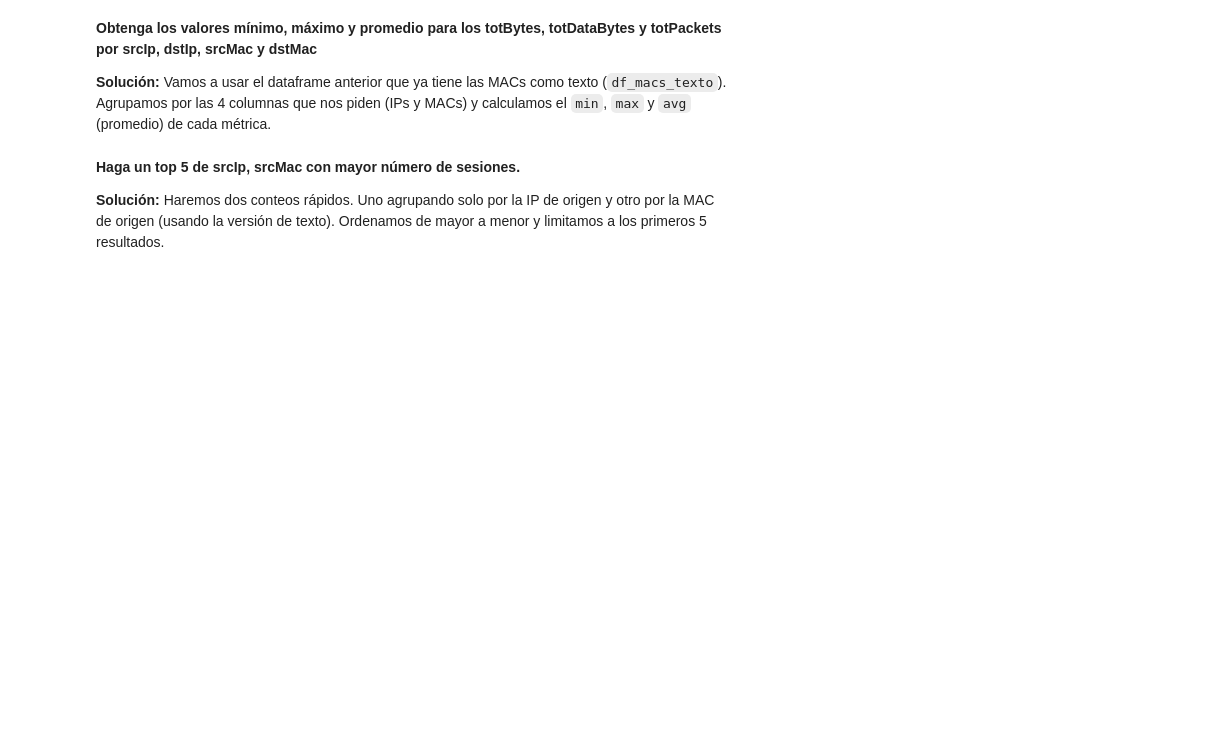
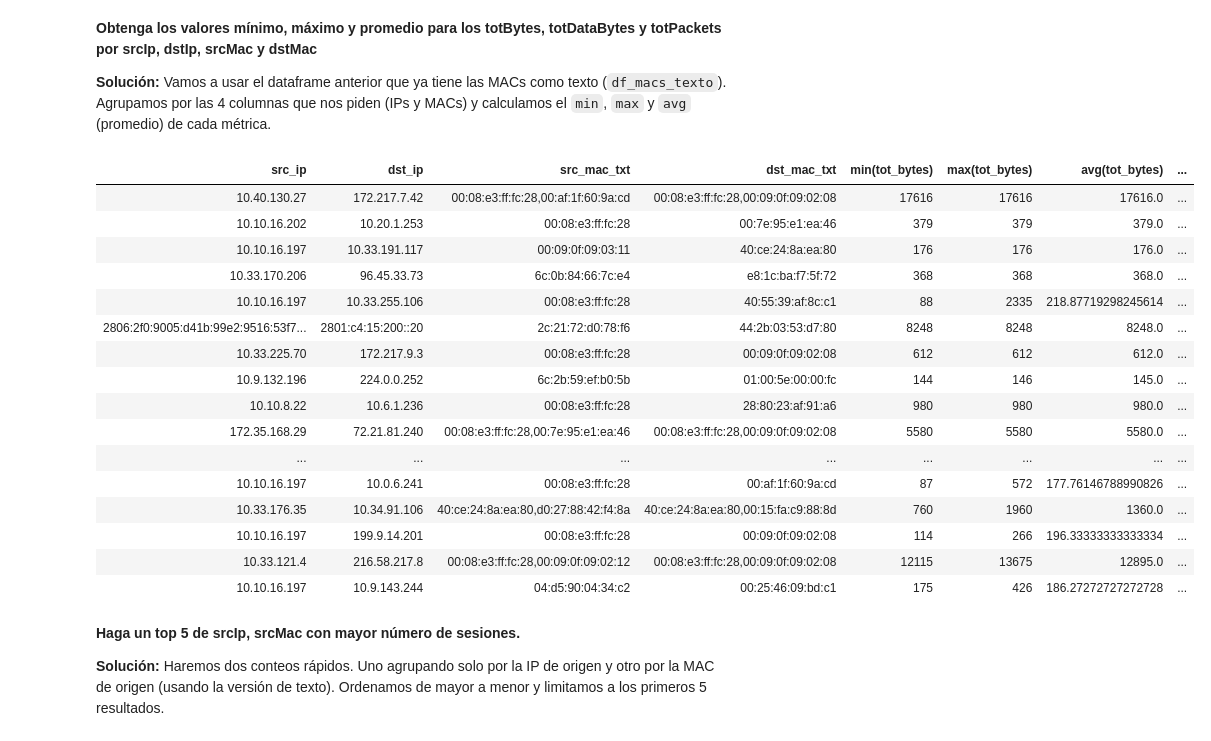
Before and after one commit to DonovanRodriguezRodriguez/Seminario-de-Estad-stica-II, a Jupyter notebook: Tarea 1 Parte 2.ipynb, the cells around one changed output. Drawn from its saved outputs; the diff is of its cells as text; code cells hidden in the pictures; blank space fills up the shorter version.

```diff
--- a/Tarea 1 Parte 2.ipynb
+++ b/Tarea 1 Parte 2.ipynb
@@ -269,11 +434,29 @@ Vamos a usar el dataframe anterior que ya tiene las MACs como texto (`df_macs_te
 # %%
 df_estadisticas = df_macs_texto.groupBy("src_ip", "dst_ip", "src_mac_txt", "dst_mac_txt").agg(
     F.min("tot_bytes"), F.max("tot_bytes"), F.avg("tot_bytes"),
     F.min("tot_data_bytes"), F.max("tot_data_bytes"), F.avg("tot_data_bytes"),
     F.min("tot_packets"), F.max("tot_packets"), F.avg("tot_packets")
 )
 
-df_estadisticas.display()
+df_estadisticas.limit(20).display()
+# %% [output]
+| src_ip | dst_ip | src_mac_txt | dst_mac_txt | min(tot_bytes) | max(tot_bytes) | avg(tot_bytes) | ... |
+| 10.40.130.27 | 172.217.7.42 | 00:08:e3:ff:fc:28,00:af:1f:60:9a:cd | 00:08:e3:ff:fc:28,00:09:0f:09:02:08 | 17616 | 17616 | 17616.0 | ... |
+| 10.10.16.202 | 10.20.1.253 | 00:08:e3:ff:fc:28 | 00:7e:95:e1:ea:46 | 379 | 379 | 379.0 | ... |
+| 10.10.16.197 | 10.33.191.117 | 00:09:0f:09:03:11 | 40:ce:24:8a:ea:80 | 176 | 176 | 176.0 | ... |
+| 10.33.170.206 | 96.45.33.73 | 6c:0b:84:66:7c:e4 | e8:1c:ba:f7:5f:72 | 368 | 368 | 368.0 | ... |
+| 10.10.16.197 | 10.33.255.106 | 00:08:e3:ff:fc:28 | 40:55:39:af:8c:c1 | 88 | 2335 | 218.87719298245614 | ... |
+| 2806:2f0:9005:d41b:99e2:9516:53f7... | 2801:c4:15:200::20 | 2c:21:72:d0:78:f6 | 44:2b:03:53:d7:80 | 8248 | 8248 | 8248.0 | ... |
+| 10.33.225.70 | 172.217.9.3 | 00:08:e3:ff:fc:28 | 00:09:0f:09:02:08 | 612 | 612 | 612.0 | ... |
+| 10.9.132.196 | 224.0.0.252 | 6c:2b:59:ef:b0:5b | 01:00:5e:00:00:fc | 144 | 146 | 145.0 | ... |
+| 10.10.8.22 | 10.6.1.236 | 00:08:e3:ff:fc:28 | 28:80:23:af:91:a6 | 980 | 980 | 980.0 | ... |
+| 172.35.168.29 | 72.21.81.240 | 00:08:e3:ff:fc:28,00:7e:95:e1:ea:46 | 00:08:e3:ff:fc:28,00:09:0f:09:02:08 | 5580 | 5580 | 5580.0 | ... |
+| ... | ... | ... | ... | ... | ... | ... | ... |
+| 10.10.16.197 | 10.0.6.241 | 00:08:e3:ff:fc:28 | 00:af:1f:60:9a:cd | 87 | 572 | 177.76146788990826 | ... |
+| 10.33.176.35 | 10.34.91.106 | 40:ce:24:8a:ea:80,d0:27:88:42:f4:8a | 40:ce:24:8a:ea:80,00:15:fa:c9:88:8d | 760 | 1960 | 1360.0 | ... |
+| 10.10.16.197 | 199.9.14.201 | 00:08:e3:ff:fc:28 | 00:09:0f:09:02:08 | 114 | 266 | 196.33333333333334 | ... |
+| 10.33.121.4 | 216.58.217.8 | 00:08:e3:ff:fc:28,00:09:0f:09:02:12 | 00:08:e3:ff:fc:28,00:09:0f:09:02:08 | 12115 | 13675 | 12895.0 | ... |
+| 10.10.16.197 | 10.9.143.244 | 04:d5:90:04:34:c2 | 00:25:46:09:bd:c1 | 175 | 426 | 186.27272727272728 | ... |
 # %% [markdown]
 **Haga un top 5 de srcIp, srcMac con mayor número de sesiones.**
 
```
Also changed, not shown: parts of 13 cells of this notebook, 1 other file.
